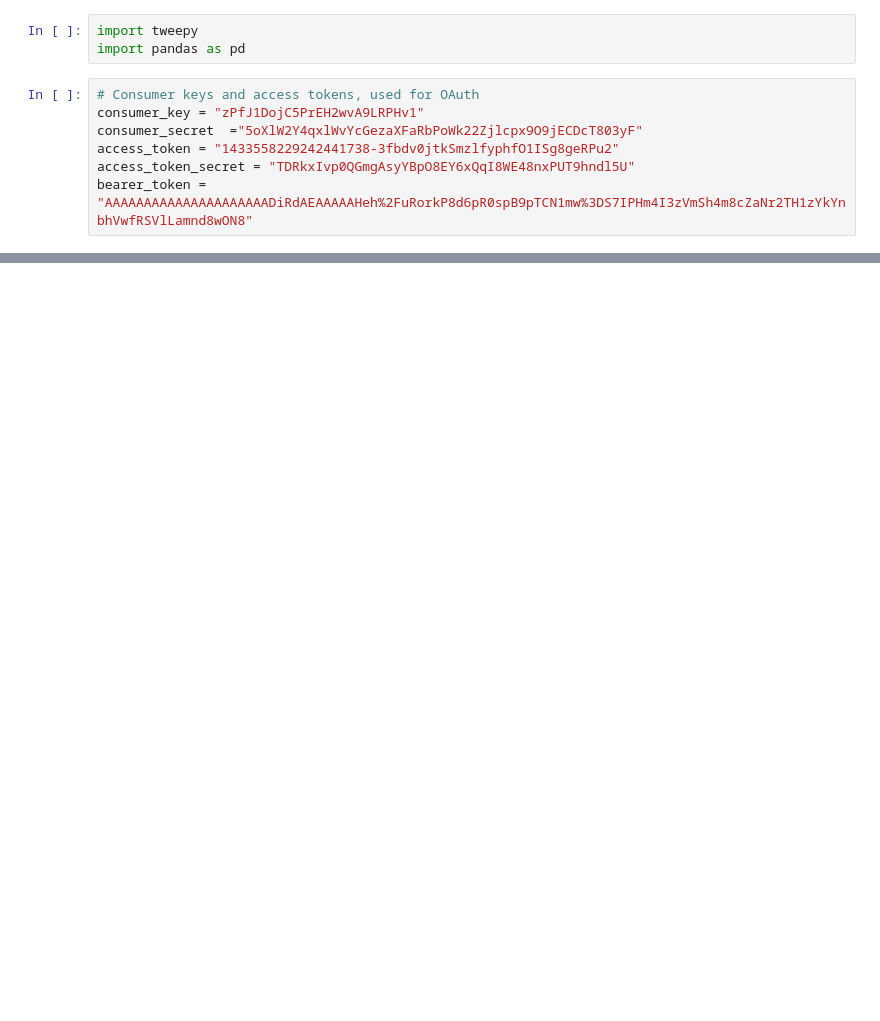
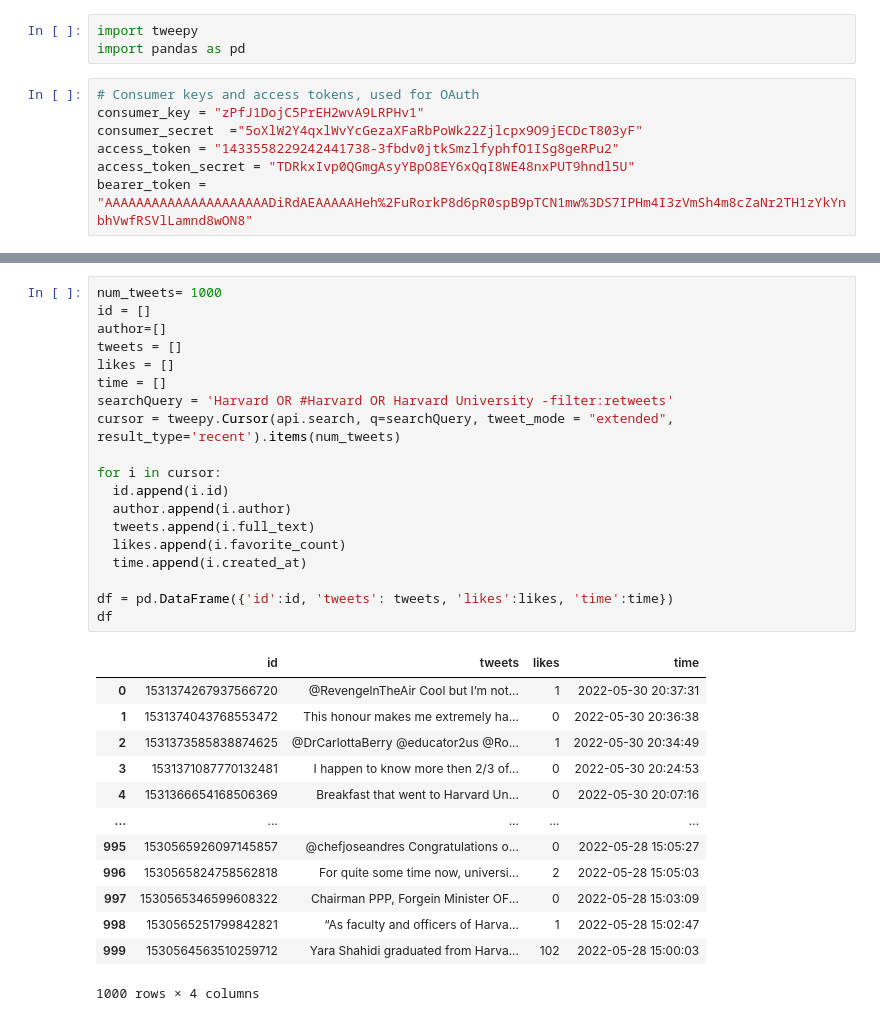
Before and after one commit to HaroldThan/IvySentiment, a Jupyter notebook: IvySentiment.ipynb, the cells around one changed output, grey strips where cells are left out. Saved outputs shown, nothing was run; the diff lists cells and outputs as text; blank space fills up the shorter version.

```diff
--- a/IvySentiment.ipynb
+++ b/IvySentiment.ipynb
@@ -38,0 +72,33 @@ cursor = tweepy.Cursor(api.search, q="dartmouth", tweet_mode = "extended").items
+# %%
+num_tweets= 1000
+id = []
+author=[]
+tweets = []
+likes = []
+time = []
+searchQuery = 'Harvard OR #Harvard OR Harvard University -filter:retweets'
+cursor = tweepy.Cursor(api.search, q=searchQuery, tweet_mode = "extended", result_type='recent').items(num_tweets)
+
+for i in cursor:
+  id.append(i.id)
+  author.append(i.author)
+  tweets.append(i.full_text)
+  likes.append(i.favorite_count)
+  time.append(i.created_at)
+
+df = pd.DataFrame({'id':id, 'tweets': tweets, 'likes':likes, 'time':time})
+df
+# %% [output]
+|  | id | tweets | likes | time |
+| 0 | 1531374267937566720 | @RevengelnTheAir Cool but I’m not... | 1 | 2022-05-30 20:37:31 |
+| 1 | 1531374043768553472 | This honour makes me extremely ha... | 0 | 2022-05-30 20:36:38 |
+| 2 | 1531373585838874625 | @DrCarlottaBerry @educator2us @Ro... | 1 | 2022-05-30 20:34:49 |
+| 3 | 1531371087770132481 | I happen to know more then 2/3 of... | 0 | 2022-05-30 20:24:53 |
+| 4 | 1531366654168506369 | Breakfast that went to Harvard Un... | 0 | 2022-05-30 20:07:16 |
+| ... | ... | ... | ... | ... |
+| 995 | 1530565926097145857 | @chefjoseandres Congratulations o... | 0 | 2022-05-28 15:05:27 |
+| 996 | 1530565824758562818 | For quite some time now, universi... | 2 | 2022-05-28 15:05:03 |
+| 997 | 1530565346599608322 | Chairman PPP, Forgein Minister OF... | 0 | 2022-05-28 15:03:09 |
+| 998 | 1530565251799842821 | “As faculty and officers of Harva... | 1 | 2022-05-28 15:02:47 |
+| 999 | 1530564563510259712 | Yara Shahidi graduated from Harva... | 102 | 2022-05-28 15:00:03 |
+1000 rows × 4 columns
```
Also changed, not shown: parts of 12 cells of this notebook.
